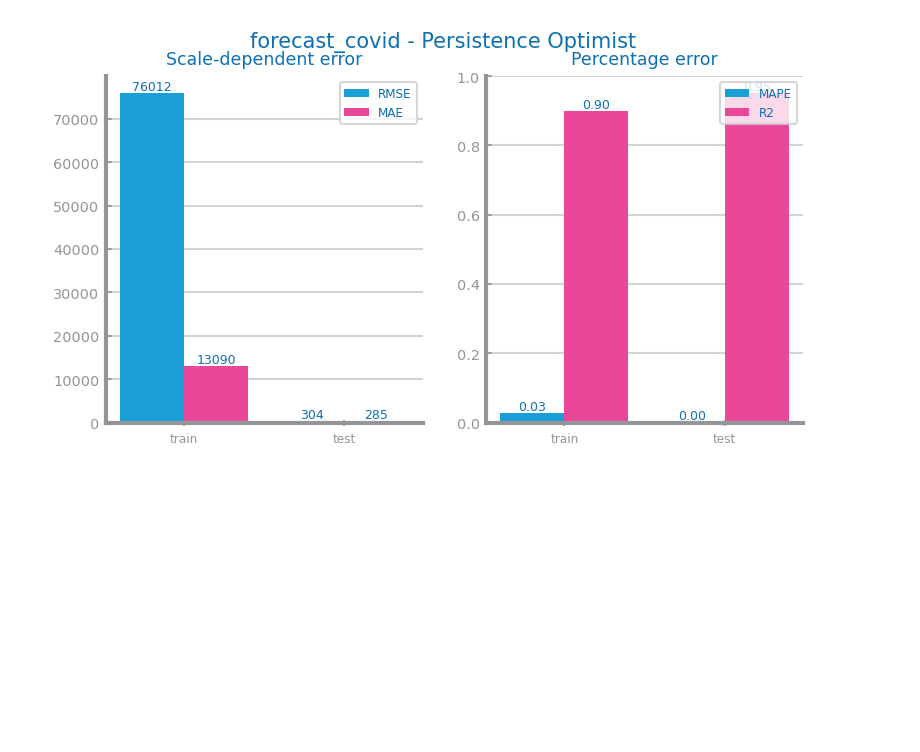
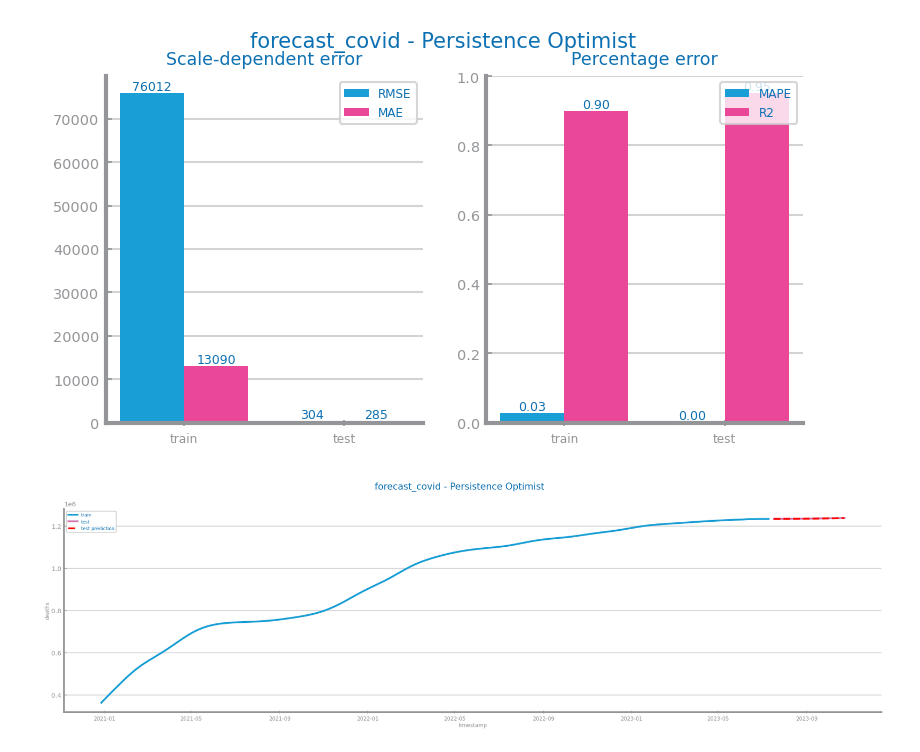
Before and after one commit to esteves3/data-science, a Jupyter notebook: forecasting-covid-data-transformation.ipynb, the cells around one changed output. Saved outputs shown, nothing was run; the diff lists cells and outputs as text; code cells hidden in the pictures; blank space fills up the shorter version.

```diff
--- a/forecasting-covid-data-transformation.ipynb
+++ b/forecasting-covid-data-transformation.ipynb
@@ -442,2 +484,14 @@ savefig(f"images/{file_tag}_persistence_optim_eval.png")
 # %% [output]
 [figure]
+# %%
+plot_forecasting_series(
+    train,
+    test,
+    prd_tst,
+    title=f"{file_tag} - Persistence Optimist",
+    xlabel=timecol,
+    ylabel=target,
+)
+savefig(f"images/forecast/{file_tag}_persistence_optim_forecast.png")
+# %% [output]
+[figure, added]
```
Also changed, not shown: parts of 11 cells of this notebook.
